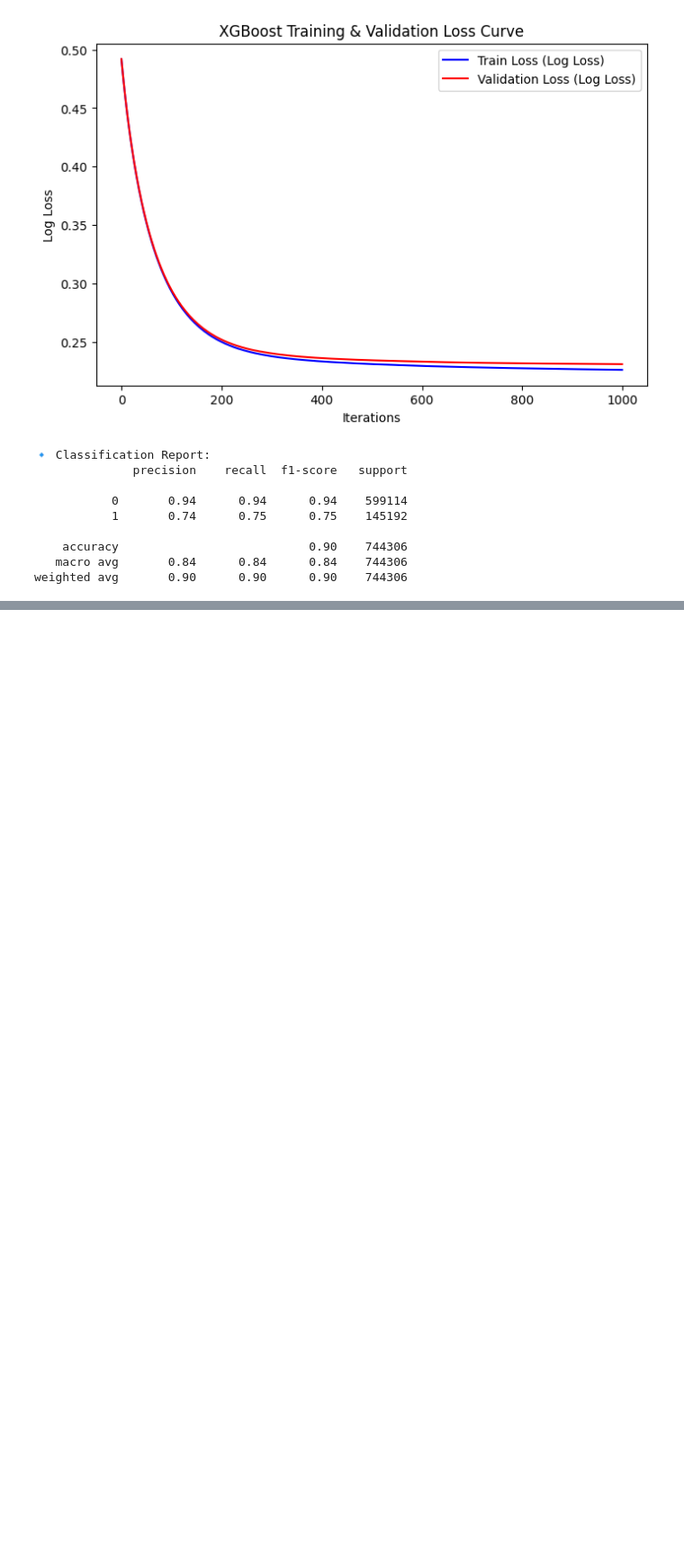
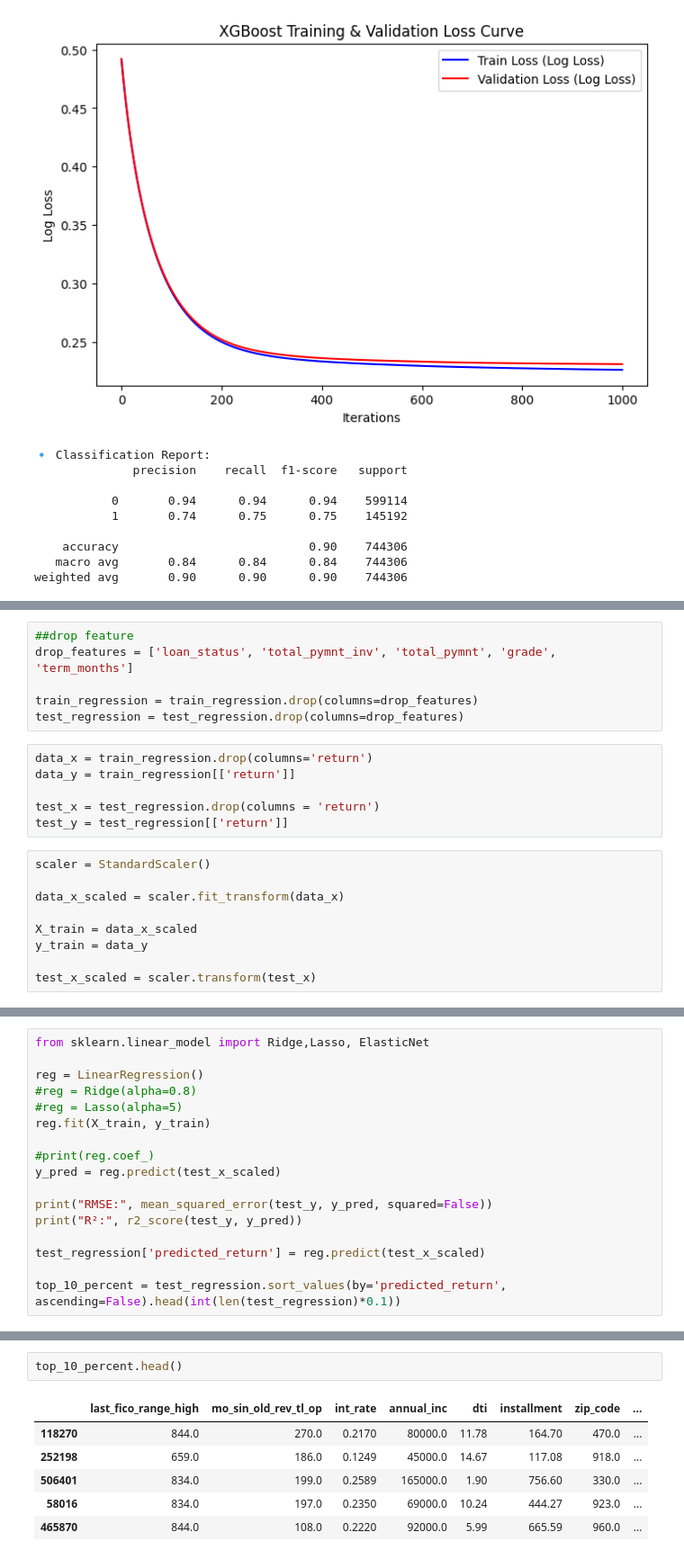
Before and after one commit to Seungminin/Data_Analysis_lending-club, a Jupyter notebook: Paper_code/multi_linear_regression_apply.ipynb, the cells around one changed output, grey strips where cells are left out. Shown at 90% size. Saved outputs shown, nothing was run; the diff lists cells and outputs as text; blank space fills up the shorter version.

Commit message:
portpolio average rate of return

```diff
--- a/Paper_code/multi_linear_regression_apply.ipynb
+++ b/Paper_code/multi_linear_regression_apply.ipynb
@@ -180,0 +204,21 @@ len(test_regression)
+# %%
+##drop feature
+drop_features = ['loan_status', 'total_pymnt_inv', 'total_pymnt', 'grade', 'term_months']
+
+train_regression = train_regression.drop(columns=drop_features)
+test_regression = test_regression.drop(columns=drop_features)
+# %%
+data_x = train_regression.drop(columns='return')
+data_y = train_regression[['return']]
+
+test_x = test_regression.drop(columns = 'return')
+test_y = test_regression[['return']]
+# %%
+scaler = StandardScaler()
+
+data_x_scaled = scaler.fit_transform(data_x)
+
+X_train = data_x_scaled
+y_train = data_y
+
+test_x_scaled = scaler.transform(test_x)
@@ -180,0 +227,17 @@ len(test_regression)
+# %%
+from sklearn.linear_model import Ridge,Lasso, ElasticNet
+
+reg = LinearRegression()
+#reg = Ridge(alpha=0.8)
+#reg = Lasso(alpha=5)
+reg.fit(X_train, y_train)
+
+#print(reg.coef_)
+y_pred = reg.predict(test_x_scaled)
+
+print("RMSE:", mean_squared_error(test_y, y_pred, squared=False))
+print("R²:", r2_score(test_y, y_pred))
+
+test_regression['predicted_return'] = reg.predict(test_x_scaled)
+
+top_10_percent = test_regression.sort_values(by='predicted_return', ascending=False).head(int(len(test_regression)*0.1))
@@ -180,0 +256,9 @@ len(test_regression)
+# %%
+top_10_percent.head()
+# %% [output]
+|  | last_fico_range_high | mo_sin_old_rev_tl_op | int_rate | annual_inc | dti | installment | zip_code | ... |
+| 118270 | 844.0 | 270.0 | 0.2170 | 80000.0 | 11.78 | 164.70 | 470.0 | ... |
+| 252198 | 659.0 | 186.0 | 0.1249 | 45000.0 | 14.67 | 117.08 | 918.0 | ... |
+| 506401 | 834.0 | 199.0 | 0.2589 | 165000.0 | 1.90 | 756.60 | 330.0 | ... |
+| 58016 | 834.0 | 197.0 | 0.2350 | 69000.0 | 10.24 | 444.27 | 923.0 | ... |
+| 465870 | 844.0 | 108.0 | 0.2220 | 92000.0 | 5.99 | 665.59 | 960.0 | ... |
```
Also changed, not shown: parts of 9 cells of this notebook.
